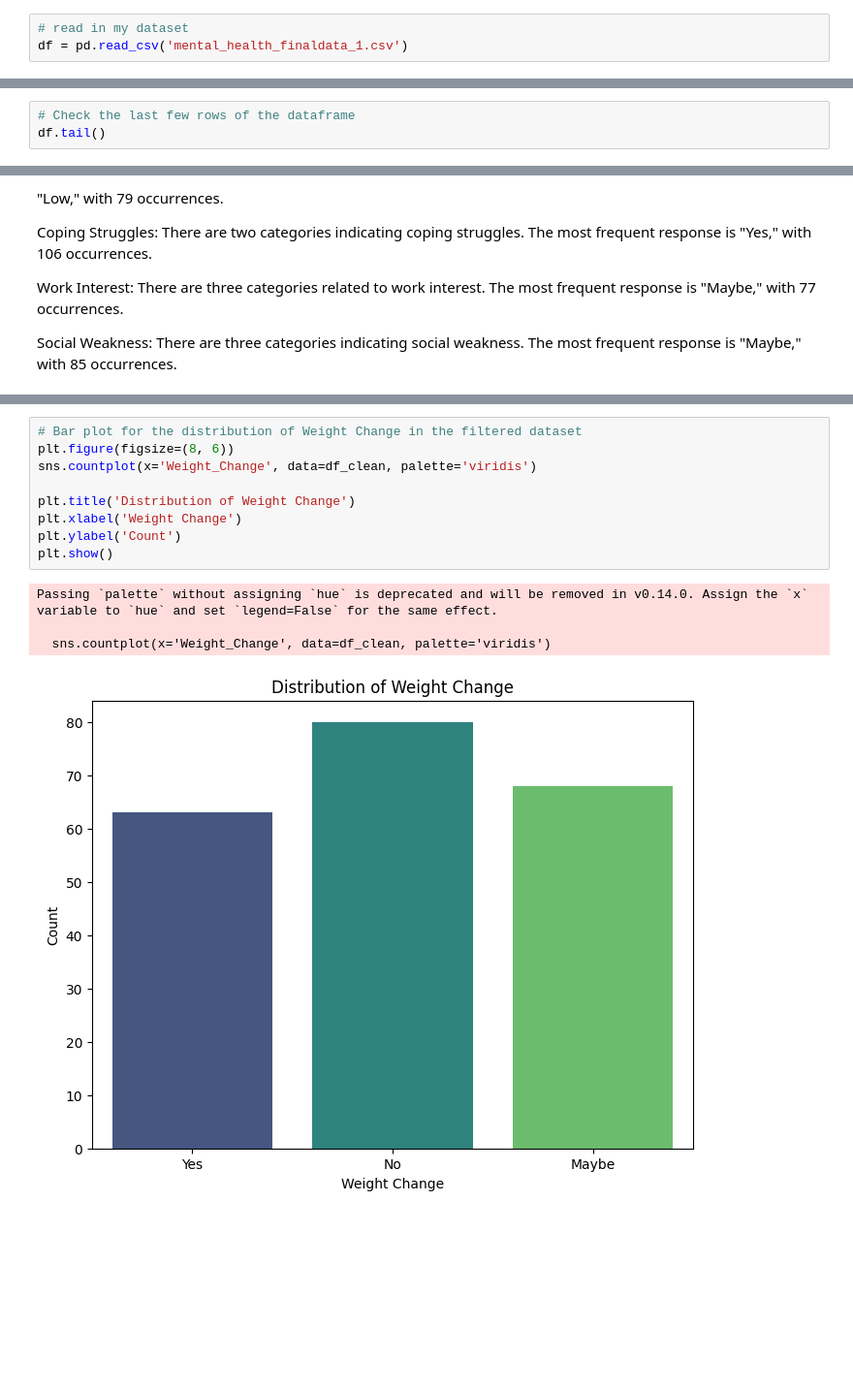
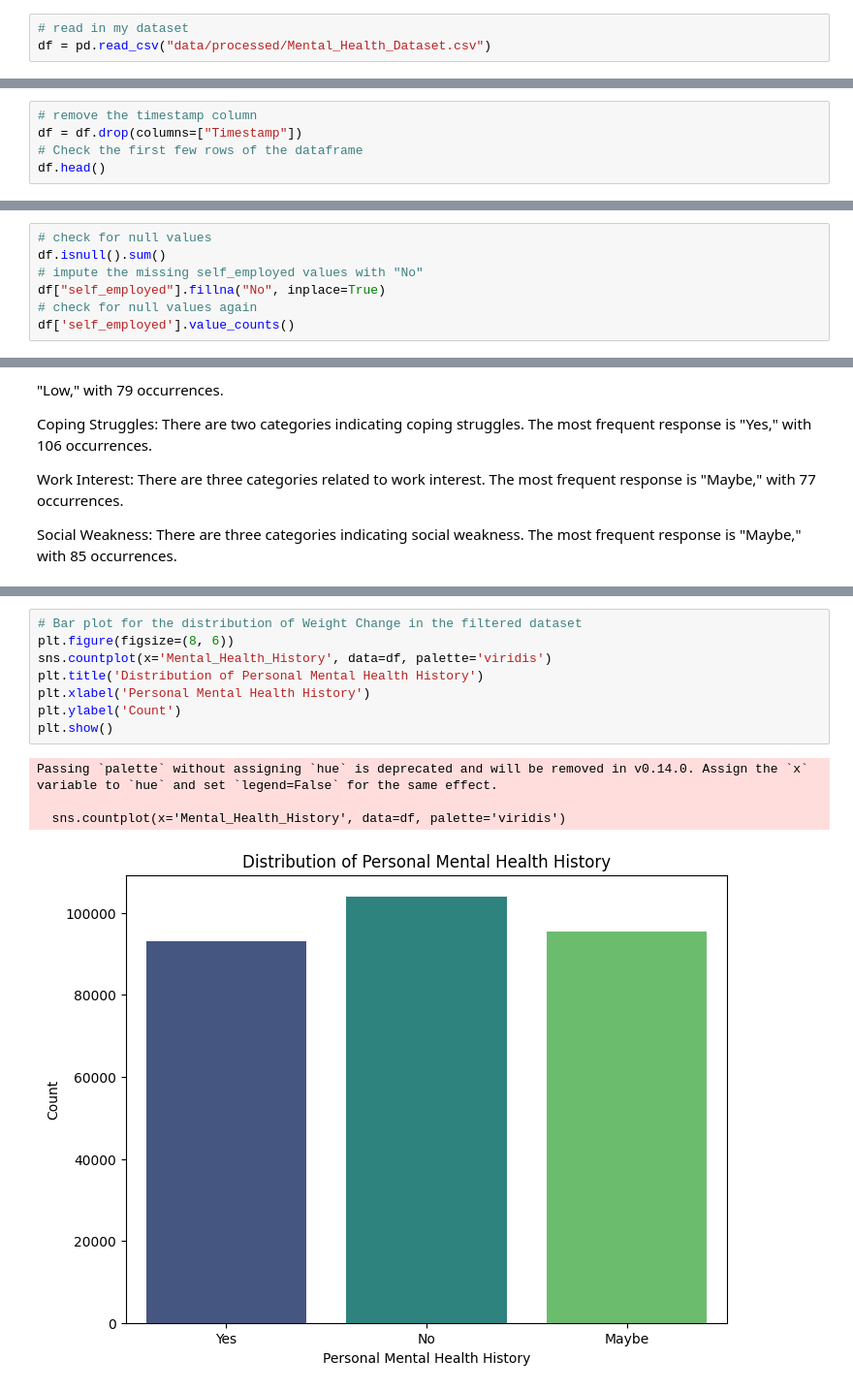
Before and after one commit to EricTanUMD/414-project, a Jupyter notebook: notebooks/sprint_2.ipynb, the cells around one changed output, grey strips where cells are left out. Shown at 97% size. Drawn from its saved outputs; the diff is of its cells as text; blank space fills up the shorter version.

```diff
--- a/notebooks/sprint_2.ipynb
+++ b/notebooks/sprint_2.ipynb
@@ -9,6 +17,6 @@ import scipy.stats as stats
 # %%
 # read in my dataset
-df = pd.read_csv('mental_health_finaldata_1.csv')
+df = pd.read_csv("data/processed/Mental_Health_Dataset.csv")
 # %%
 # Check the first few rows of the dataframe
 df.head()
@@ -22,4 +30,6 @@ df.head()
 # %%
-# Check the last few rows of the dataframe
-df.tail()
+# remove the timestamp column
+df = df.drop(columns=["Timestamp"])
+# Check the first few rows of the dataframe
+df.head()
 # %% [output]
@@ -49,0 +42,7 @@ df_clean.head()
+# %%
+# check for null values
+df.isnull().sum()
+# impute the missing self_employed values with "No"
+df["self_employed"].fillna("No", inplace=True)
+# check for null values again
+df['self_employed'].value_counts()
@@ -137,17 +147,16 @@ Passing `palette` without assigning `hue` is deprecated and will be removed in v
 # %%
 # Bar plot for the distribution of Weight Change in the filtered dataset
 plt.figure(figsize=(8, 6))
-sns.countplot(x='Weight_Change', data=df_clean, palette='viridis')
-
-plt.title('Distribution of Weight Change')
-plt.xlabel('Weight Change')
+sns.countplot(x='Mental_Health_History', data=df, palette='viridis')
+plt.title('Distribution of Personal Mental Health History')
+plt.xlabel('Personal Mental Health History')
 plt.ylabel('Count')
 plt.show()
 # %% [output]
 Passing `palette` without assigning `hue` is deprecated and will be removed in v0.14.0. Assign the `x` variable to `hue` and set `legend=False` for the same effect.
 
-  sns.countplot(x='Weight_Change', data=df_clean, palette='viridis')
+  sns.countplot(x='Mental_Health_History', data=df, palette='viridis')
-[figure, old version]
+[figure, new version]
 # %%
 # Distribution of coping struggles
 plt.figure(figsize=(8, 6))
```
Also changed, not shown: parts of 22 cells of this notebook, 1 other file.
